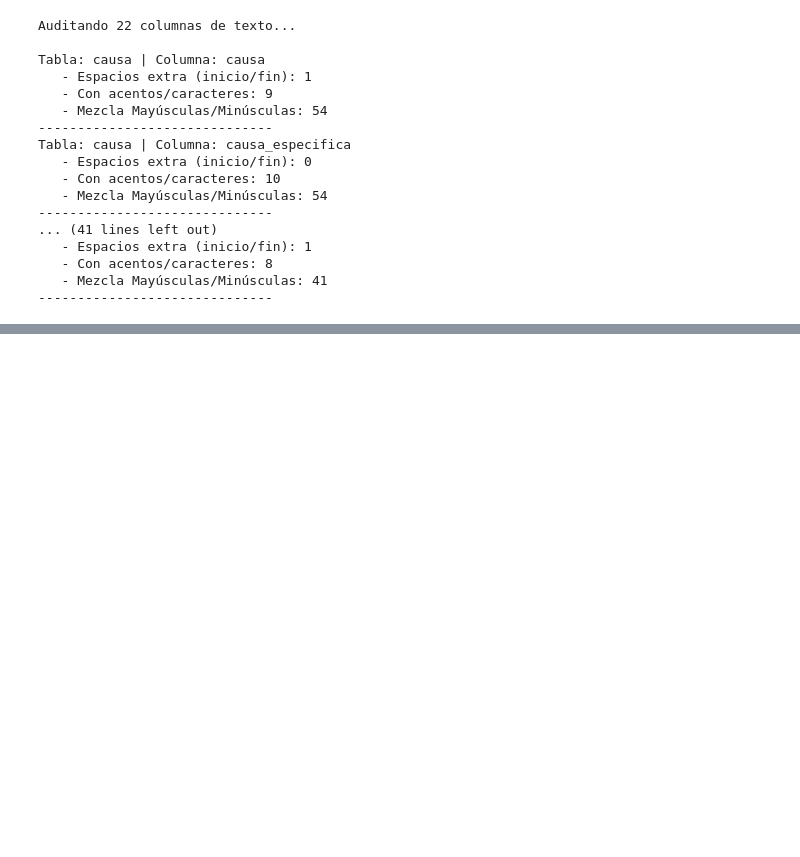
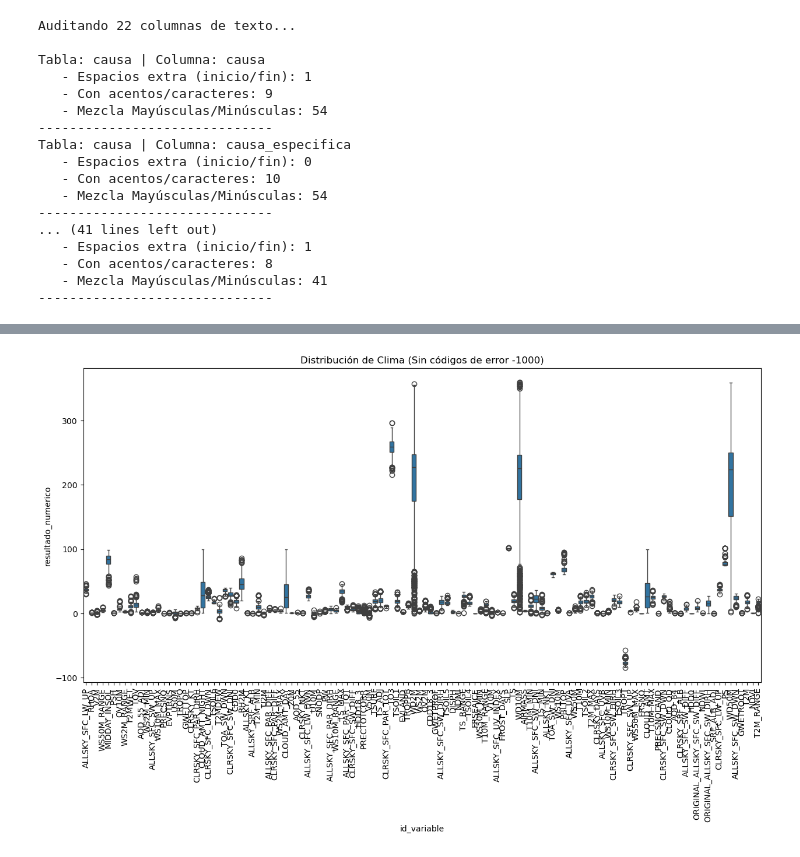
Before and after one commit to SauG25/Incendios-Forestales-, a Jupyter notebook: 03_LimpiezaDeDatos/02_Exploracion.ipynb, the cells around one changed output, grey strips where cells are left out. Saved outputs shown, nothing was run; the diff lists cells and outputs as text; code cells hidden in the pictures; blank space fills up the shorter version.

```diff
--- a/03_LimpiezaDeDatos/02_Exploracion.ipynb
+++ b/03_LimpiezaDeDatos/02_Exploracion.ipynb
@@ -78,0 +384,11 @@ Municipios con múltiples representaciones textuales:
+# %%
+# Filtramos los códigos de error para ver la distribución real
+df_real = df_sample[df_sample['resultado_numerico'] > -500]
+
+plt.figure(figsize=(15, 7))
+sns.boxplot(x='id_variable', y='resultado_numerico', data=df_real)
+plt.xticks(rotation=90) # Giramos los nombres para que no se encimen
+plt.title("Distribución de Clima (Sin códigos de error -1000)")
+plt.show()
+# %% [output]
+[figure, added]
```
Also changed, not shown: parts of 19 cells of this notebook, 4 other files.
